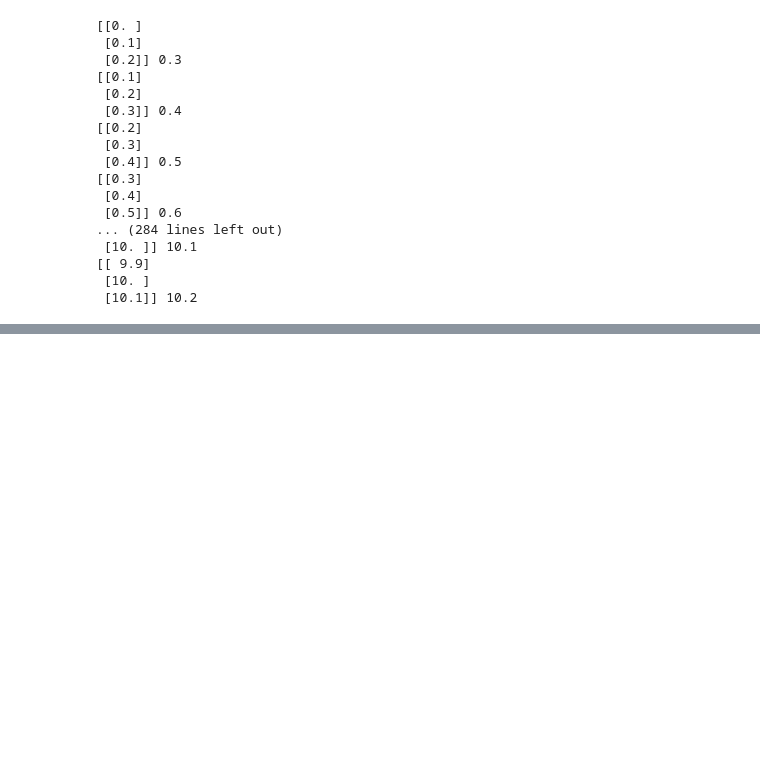
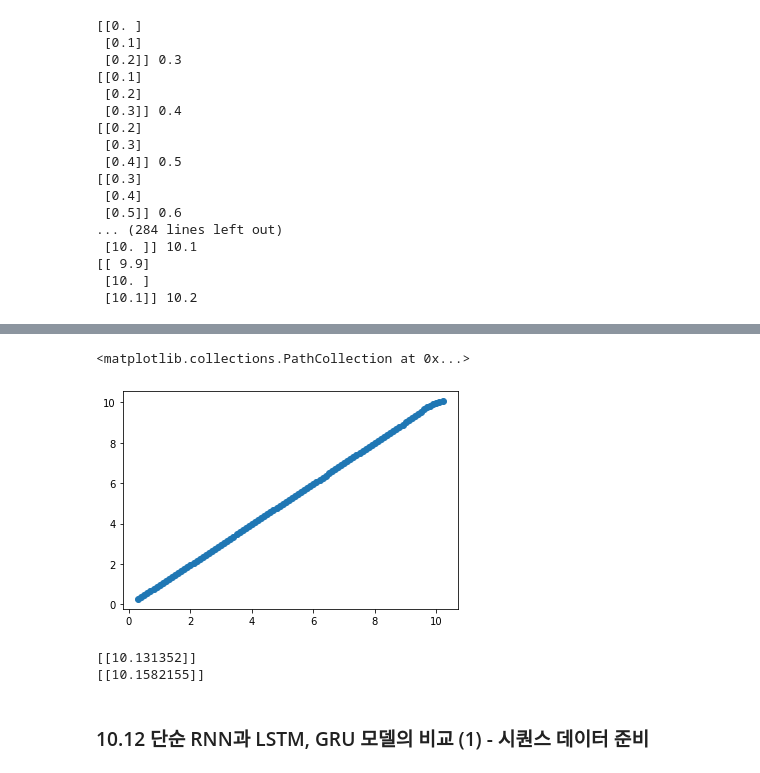
Before and after one commit to soeunida/chapter_ten, a Jupyter notebook: ch10.ipynb, the cells around one changed output, grey strips where cells are left out. Saved outputs shown, nothing was run; the diff lists cells and outputs as text; code cells hidden in the pictures; blank space fills up the shorter version.

```diff
--- a/ch10.ipynb
+++ b/ch10.ipynb
@@ -43,0 +226,14 @@ for i in range(len(X)):
+# %%
+y_hat = model_multilayer.predict(X)
+plt.scatter(Y, y_hat)
+# %% [output]
+<matplotlib.collections.PathCollection at 0x...>
+[figure, added]
+# %%
+print(model_multilayer.predict(np.array([[[10.2], [10.3], [10.4]]])))
+print(model_multilayer.predict(np.array([[[10.4], [10.5], [10.6]]])))
+# %% [output]
+[[10.131352]]
+[[10.1582155]]
+# %% [markdown]
+### 10.12 단순 RNN과 LSTM, GRU 모델의 비교 (1) - 시퀀스 데이터 준비
```
Also changed, not shown: parts of 20 cells of this notebook.
